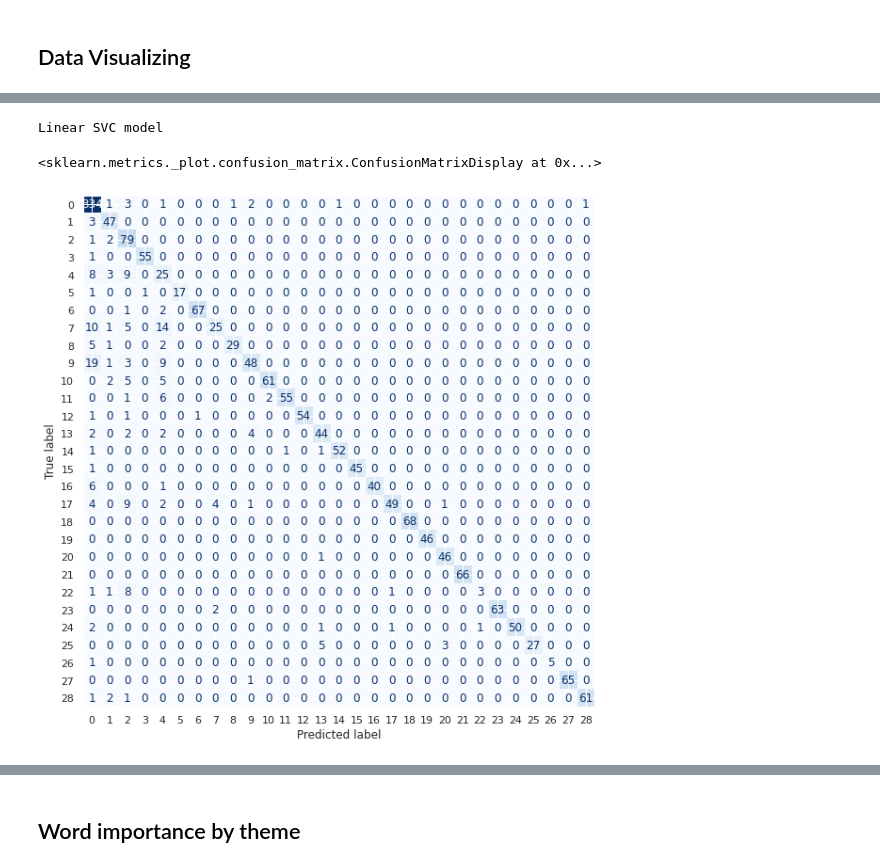
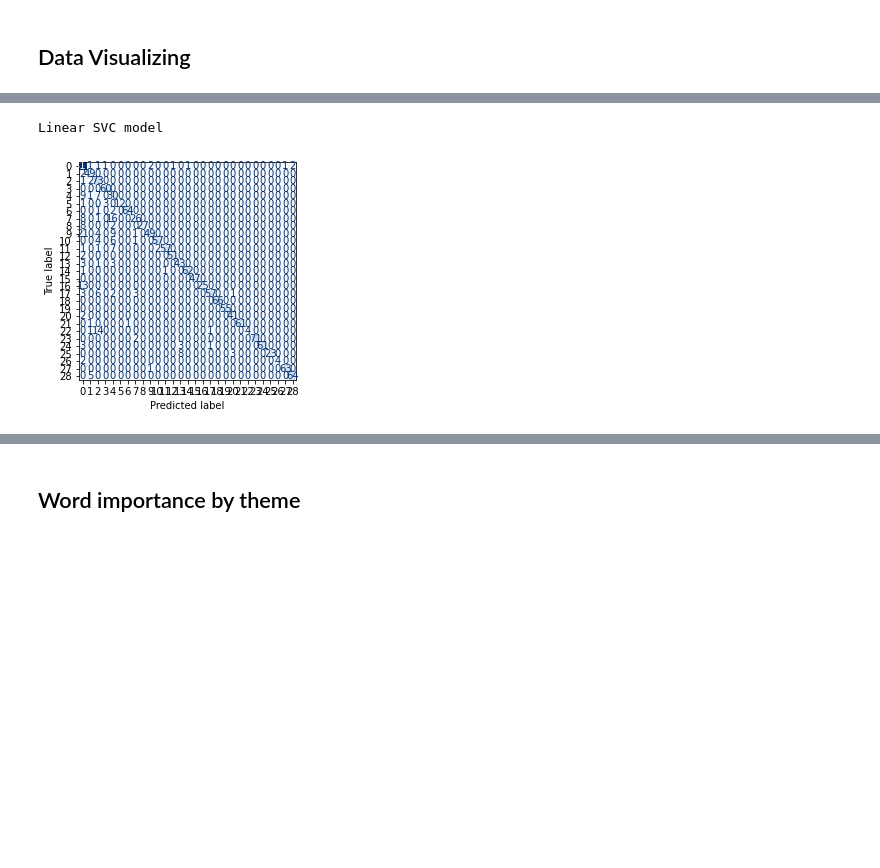
Before and after one commit to ShutDownMan/STFMining, a Jupyter notebook: mineracao.ipynb, the cells around one changed output, grey strips where cells are left out. Saved outputs shown, nothing was run; the diff lists cells and outputs as text; code cells hidden in the pictures; blank space fills up the shorter version.

```diff
--- a/mineracao.ipynb
+++ b/mineracao.ipynb
@@ -210,15 +250,16 @@ One vs Rest model
 # %%
 predictions = linearsvc_model.predict(X_train)
+fig = plt.figure(figsize=(15, 15))
 
 cm = confusion_matrix(y_train.argmax(axis=1), predictions.argmax(axis=1), labels=linearsvc_model.classes_)
 
 disp = ConfusionMatrixDisplay(confusion_matrix=cm, display_labels=linearsvc_model.classes_)
 print("Linear SVC model")
 disp.plot(cmap=plt.cm.Blues, include_values=True, colorbar=False)
+plt.savefig("./output/linearsvcconfusion.png")
 # %% [output]
 Linear SVC model
-<sklearn.metrics._plot.confusion_matrix.ConfusionMatrixDisplay at 0x...>
-[figure, old version]
+[figure, new version]
 # %%
 from sklearn.manifold import TSNE
 from matplotlib import pyplot as plt
```
Also changed, not shown: parts of 7 cells of this notebook, 6 other files.
